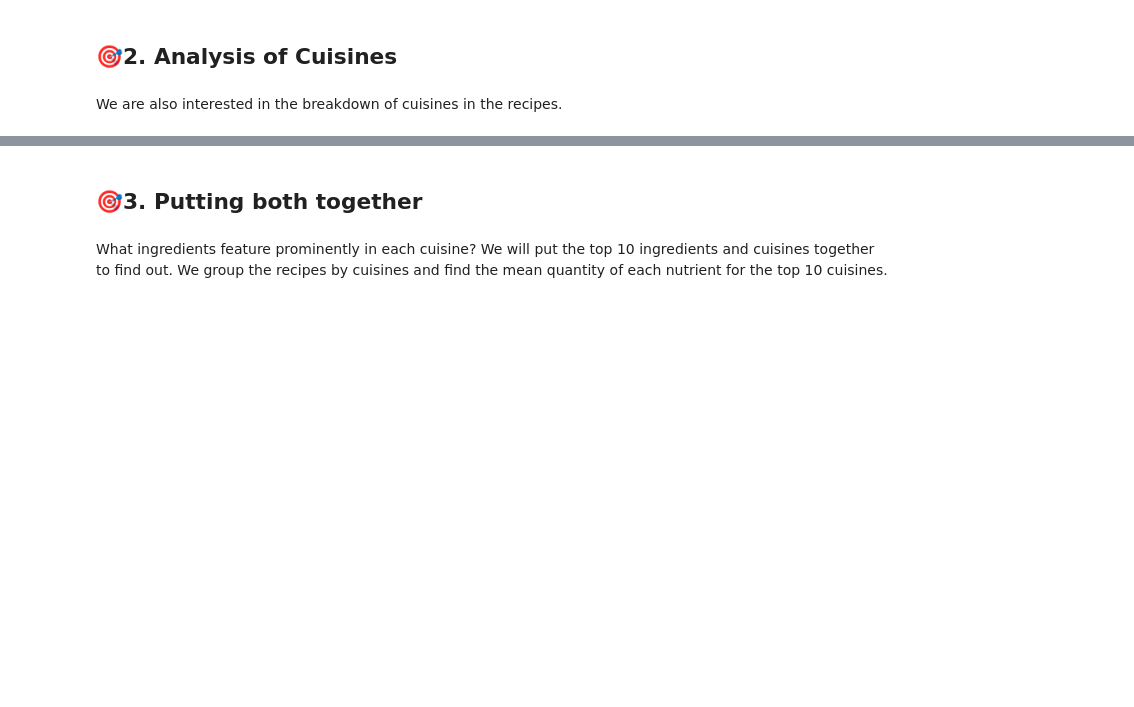
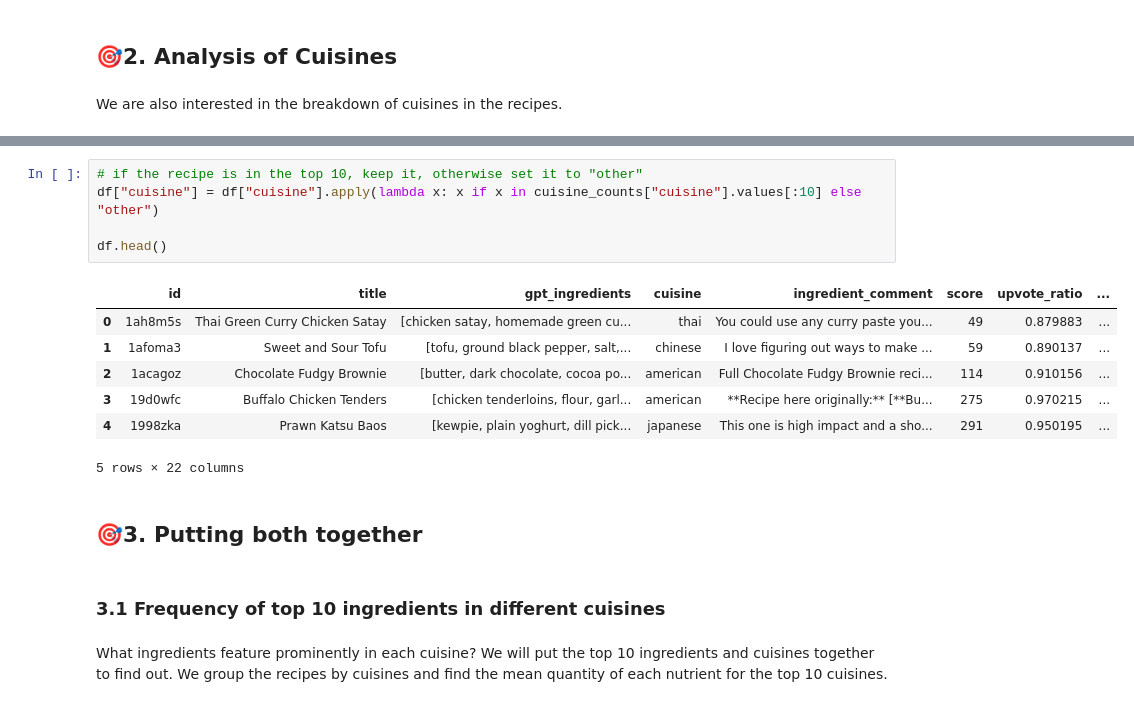
Before and after one commit to lse-ds105/ds105a-project-chadgpt, a Jupyter notebook: notebooks/06 Cuisine Analysis.ipynb, the cells around one changed output, grey strips where cells are left out. Saved outputs shown, nothing was run; the diff lists cells and outputs as text; blank space fills up the shorter version.

```diff
--- a/notebooks/06 Cuisine Analysis.ipynb
+++ b/notebooks/06 Cuisine Analysis.ipynb
@@ -68,4 +98,19 @@ top_10_cuisines = df["cuisine"].value_counts().head(10)
+# %%
+# if the recipe is in the top 10, keep it, otherwise set it to "other"
+df["cuisine"] = df["cuisine"].apply(lambda x: x if x in cuisine_counts["cuisine"].values[:10] else "other")
+
+df.head()
+# %% [output]
+|  | id | title | gpt_ingredients | cuisine | ingredient_comment | score | upvote_ratio | ... |
+| 0 | 1ah8m5s | Thai Green Curry Chicken Satay | [chicken satay, homemade green cu... | thai | You could use any curry paste you... | 49 | 0.879883 | ... |
+| 1 | 1afoma3 | Sweet and Sour Tofu | [tofu, ground black pepper, salt,... | chinese | I love figuring out ways to make ... | 59 | 0.890137 | ... |
+| 2 | 1acagoz | Chocolate Fudgy Brownie | [butter, dark chocolate, cocoa po... | american | Full Chocolate Fudgy Brownie reci... | 114 | 0.910156 | ... |
+| 3 | 19d0wfc | Buffalo Chicken Tenders | [chicken tenderloins, flour, garl... | american | **Recipe here originally:** [**Bu... | 275 | 0.970215 | ... |
+| 4 | 1998zka | Prawn Katsu Baos | [kewpie, plain yoghurt, dill pick... | japanese | This one is high impact and a sho... | 291 | 0.950195 | ... |
+5 rows × 22 columns
 # %% [markdown]
 ## 🎯3. Putting both together
+# %% [markdown]
+### 3.1 Frequency of top 10 ingredients in different cuisines
 # %% [markdown]
 What ingredients feature prominently in each cuisine? We will put the top 10 ingredients and cuisines together to find out. We group the recipes by cuisines and find the mean quantity of each nutrient for the top 10 cuisines.
```
Also changed, not shown: parts of 9 cells of this notebook, 1 other file.
